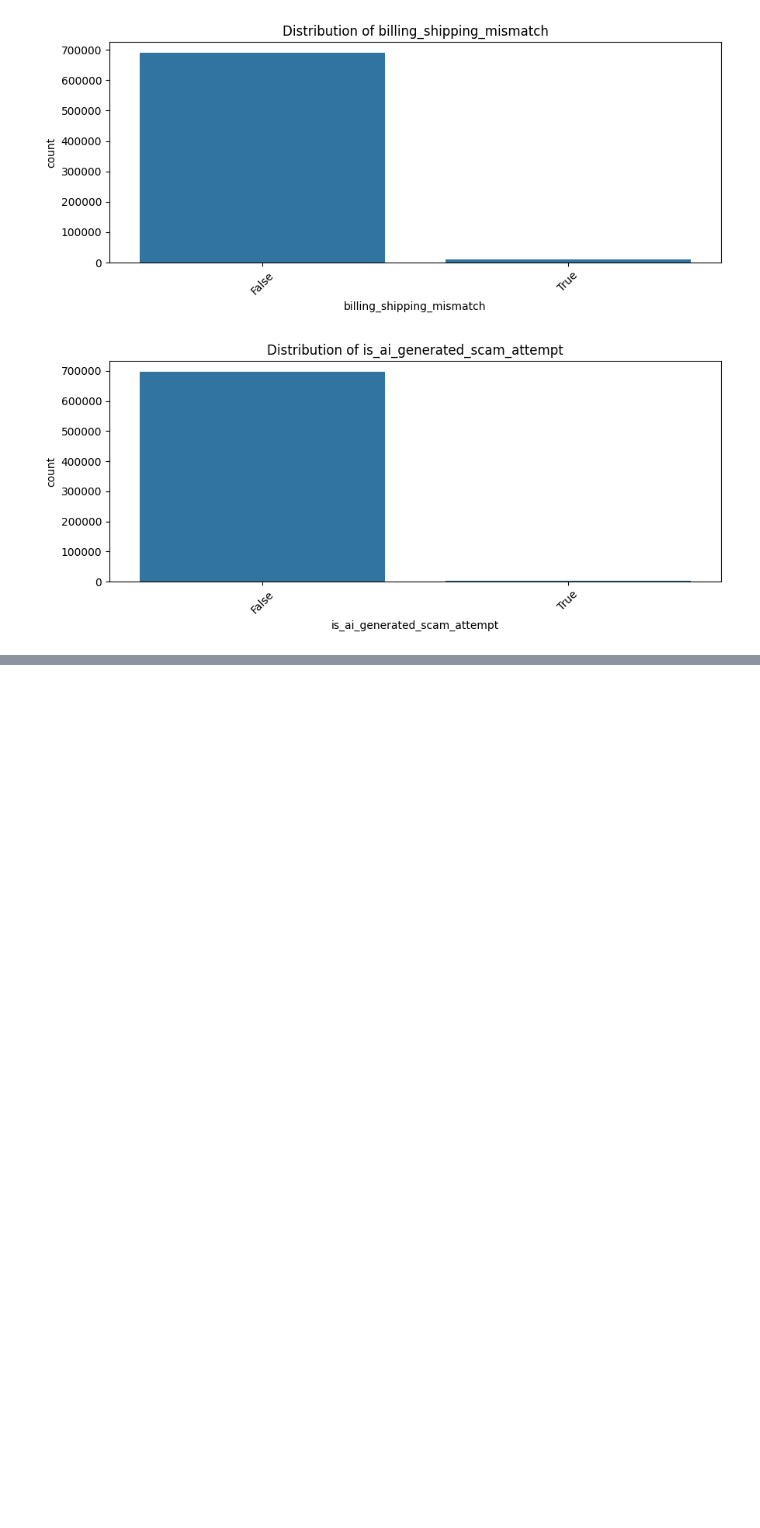
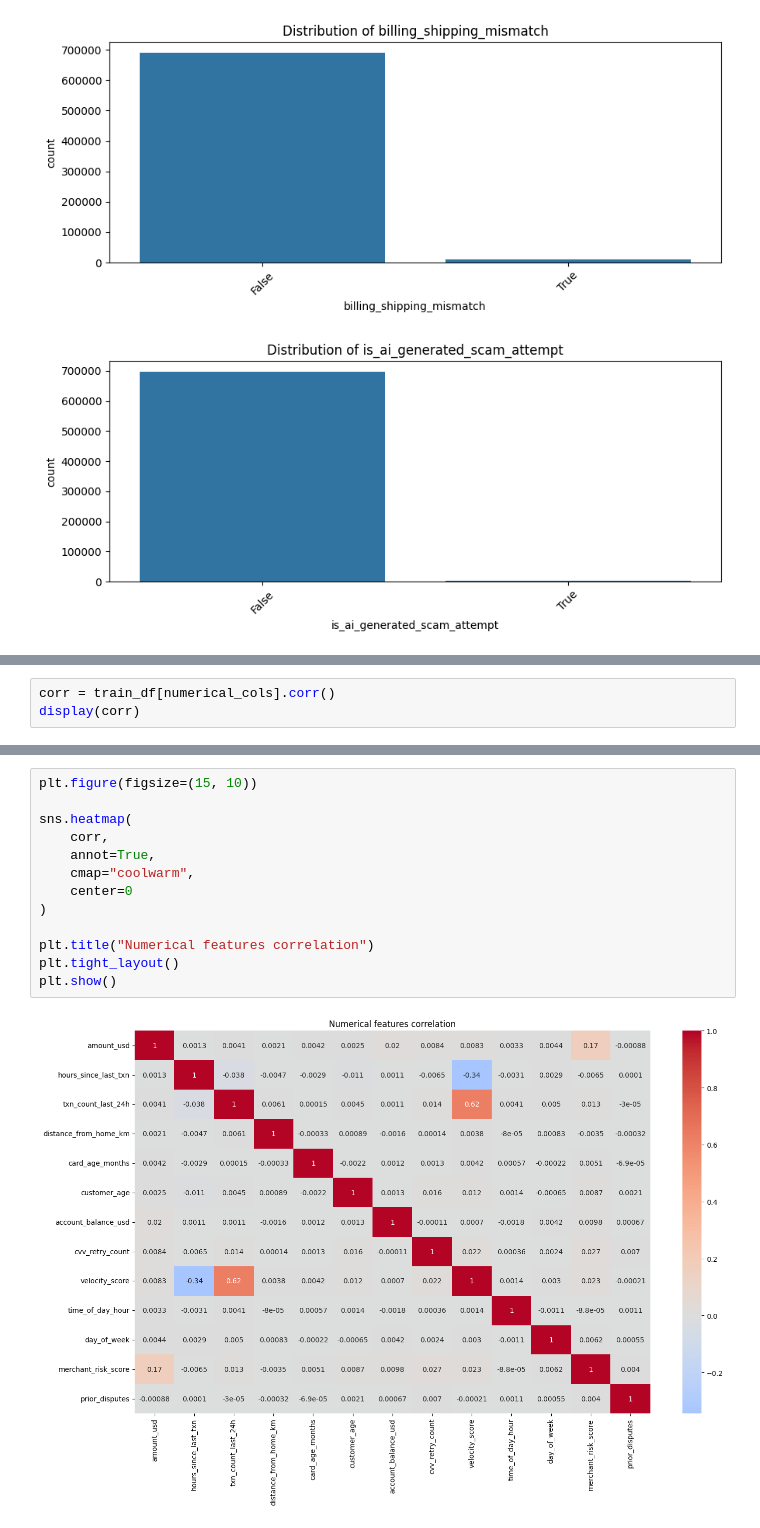
Before and after one commit to Aman-Sharma1812/Kaggle-Competitions, a Jupyter notebook: predicting-credit-card-fraud.ipynb, the cells around one changed output, grey strips where cells are left out. Saved outputs shown, nothing was run; the diff lists cells and outputs as text; blank space fills up the shorter version.

```diff
--- a/predicting-credit-card-fraud.ipynb
+++ b/predicting-credit-card-fraud.ipynb
@@ -305,0 +405,3 @@ dtype: int64
+# %%
+corr = train_df[numerical_cols].corr()
+display(corr)
@@ -305,0 +423,15 @@ dtype: int64
+# %%
+plt.figure(figsize=(15, 10))
+
+sns.heatmap(
+    corr,
+    annot=True,
+    cmap="coolwarm",
+    center=0
+)
+
+plt.title("Numerical features correlation")
+plt.tight_layout()
+plt.show()
+# %% [output]
+[figure, added]
```
Also changed, not shown: parts of 24 cells of this notebook.
